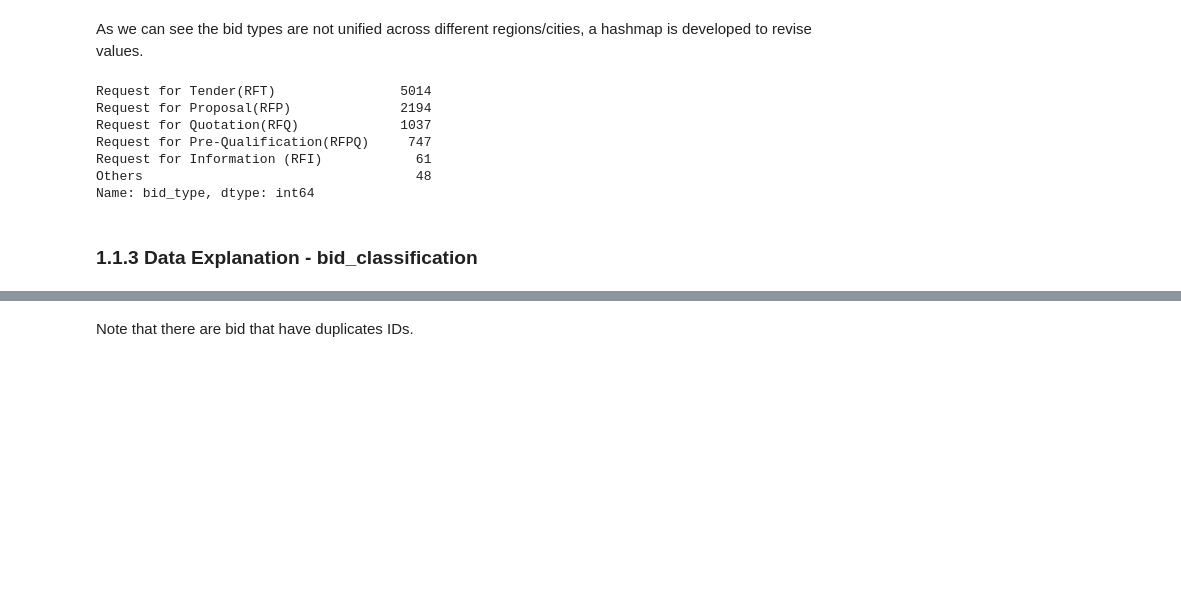
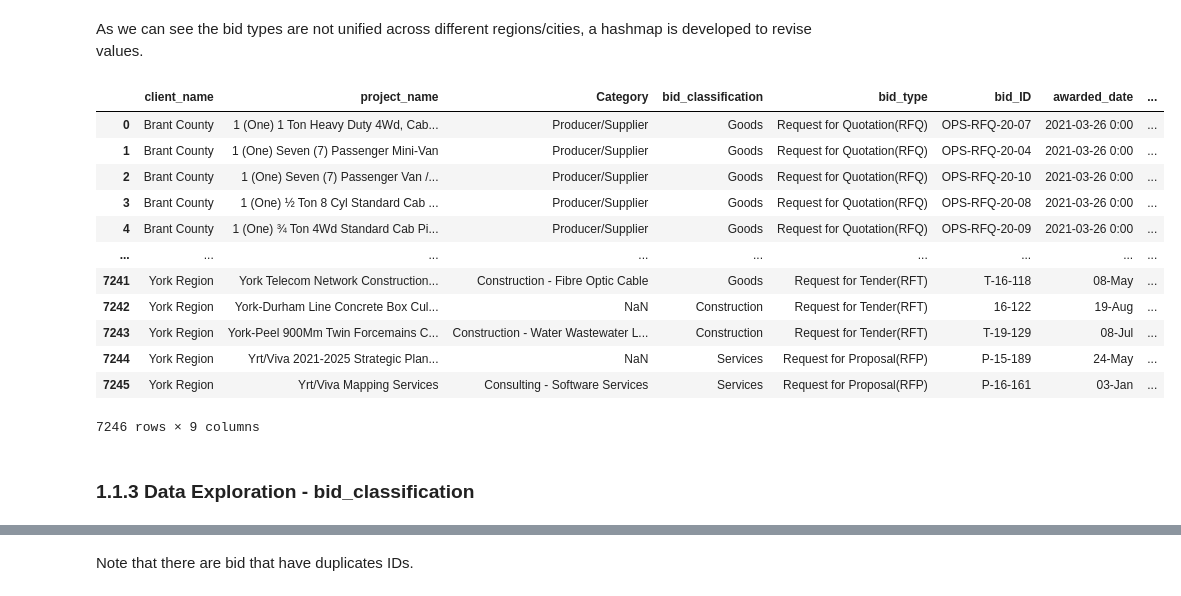
Before and after one commit to DelinM/BidTing, a Jupyter notebook: NaturalLanguageProcessing/Project Category Identification NLP Project.ipynb, the cells around one changed output, grey strips where cells are left out. Drawn from its saved outputs; the diff is of its cells as text; code cells hidden in the pictures; blank space fills up the shorter version.

```diff
--- a/NaturalLanguageProcessing/Project Category Identification NLP Project.ipynb
+++ b/NaturalLanguageProcessing/Project Category Identification NLP Project.ipynb
@@ -175,12 +168,18 @@ As we can see the bid types are not unified across different regions/cities, a h
 # %%
 df.bid_type = df.bid_type.apply(lambda x : dr.bid_type_Standard.get(x))
 # %%
-df.bid_type.value_counts()
+df
 # %% [output]
+|  | client_name | project_name | Category | bid_classification | bid_type | bid_ID | awarded_date | ... |
+| 0 | Brant County | 1 (One) 1 Ton Heavy Duty 4Wd, Cab... | Producer/Supplier | Goods | Request for Quotation(RFQ) | OPS-RFQ-20-07 | 2021-03-26 0:00 | ... |
+| 1 | Brant County | 1 (One) Seven (7) Passenger Mini-Van | Producer/Supplier | Goods | Request for Quotation(RFQ) | OPS-RFQ-20-04 | 2021-03-26 0:00 | ... |
+| 2 | Brant County | 1 (One) Seven (7) Passenger Van /... | Producer/Supplier | Goods | Request for Quotation(RFQ) | OPS-RFQ-20-10 | 2021-03-26 0:00 | ... |
+| 3 | Brant County | 1 (One) ½ Ton 8 Cyl Standard Cab ... | Producer/Supplier | Goods | Request for Quotation(RFQ) | OPS-RFQ-20-08 | 2021-03-26 0:00 | ... |
+| 4 | Brant County | 1 (One) ¾ Ton 4Wd Standard Cab Pi... | Producer/Supplier | Goods | Request for Quotation(RFQ) | OPS-RFQ-20-09 | 2021-03-26 0:00 | ... |
+| ... | ... | ... | ... | ... | ... | ... | ... | ... |
+| 7241 | York Region | York Telecom Network Construction... | Construction - Fibre Optic Cable | Goods | Request for Tender(RFT) | T-16-118 | 08-May | ... |
+| 7242 | York Region | York-Durham Line Concrete Box Cul... | NaN | Construction | Request for Tender(RFT) | 16-122 | 19-Aug | ... |
+| 7243 | York Region | York-Peel 900Mm Twin Forcemains C... | Construction - Water Wastewater L... | Construction | Request for Tender(RFT) | T-19-129 | 08-Jul | ... |
+| 7244 | York Region | Yrt/Viva 2021-2025 Strategic Plan... | NaN | Services | Request for Proposal(RFP) | P-15-189 | 24-May | ... |
+| 7245 | York Region | Yrt/Viva Mapping Services | Consulting - Software Services | Services | Request for Proposal(RFP) | P-16-161 | 03-Jan | ... |
-Request for Tender(RFT)                5014
-Request for Proposal(RFP)              2194
-Request for Quotation(RFQ)             1037
-Request for Pre-Qualification(RFPQ)     747
-Request for Information (RFI)            61
-Others                                   48
-Name: bid_type, dtype: int64
+7246 rows × 9 columns
@@ -189,5 +186,5 @@ df.dropna(subset=["bid_type"], inplace=True)
 # %% [markdown]
-### 1.1.3 Data Explanation - bid_classification
+### 1.1.3 Data Exploration - bid_classification
 # %%
 df.bid_classification.unique()
 # %% [output]
```
Also changed, not shown: parts of 31 cells of this notebook, 4 other files.
